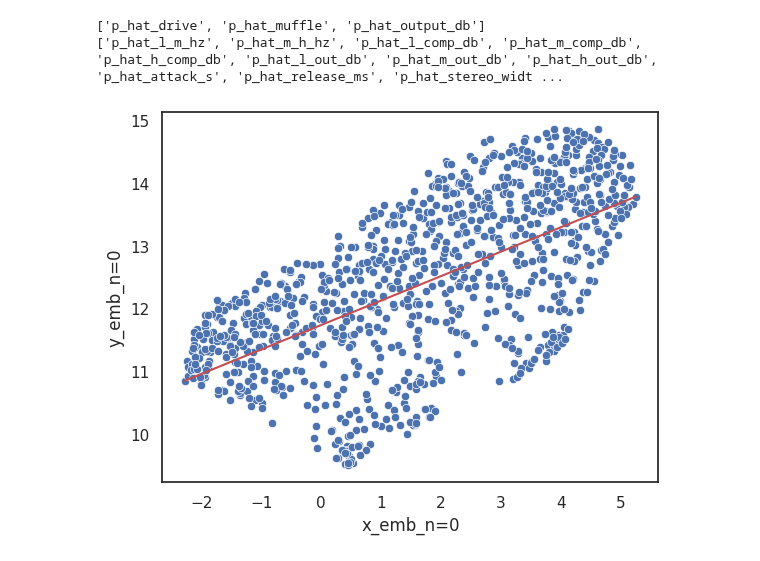
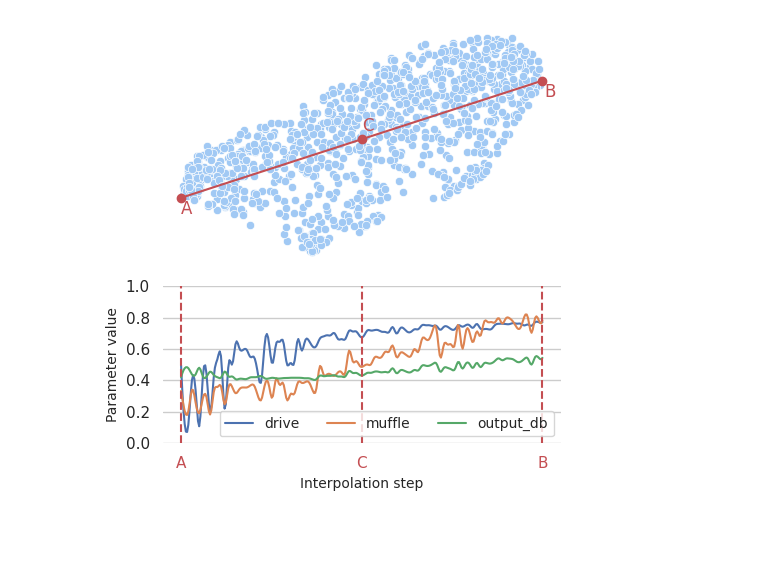
Before and after one commit to kieran-grant/Level5ProjectAudioVAE, a Jupyter notebook: src/evaluation/latent_controller_params.ipynb, the cells around one changed output. Cells and saved outputs as stored; diff of their text form; code cells hidden in the pictures; blank space fills up the shorter version.

Commit message:
Update diagrams

```diff
--- a/src/evaluation/latent_controller_params.ipynb
+++ b/src/evaluation/latent_controller_params.ipynb
@@ -46,4 +49,16 @@ def get_param_df_interpolation(df, lin, param_names):
         params.append(row_params.values)
 
     return pd.DataFrame(np.array(params), columns=param_names)
+# %%
+def get_midpoint(df, idx_1, idx_2):
+    x1 = df.iloc[idx_1][f'x_emb_n=0']
+    y1 = df.iloc[idx_1][f'y_emb_n=0']
+
+    x2 = df.iloc[idx_2][f'x_emb_n=0']
+    y2 = df.iloc[idx_2][f'y_emb_n=0']
+
+    x_mid = (x1 + x2) / 2
+    y_mid = (y1 + y2) / 2
+
+    return x_mid, y_mid
 # %%
@@ -94,8 +126,4 @@ mb_params = [col for col in mb_df.columns if 'p_hat' in col]
-# %%
-print(od_params)
-print(mb_params)
-# %% [output]
-['p_hat_drive', 'p_hat_muffle', 'p_hat_output_db']
-['p_hat_l_m_hz', 'p_hat_m_h_hz', 'p_hat_l_comp_db', 'p_hat_m_comp_db', 'p_hat_h_comp_db', 'p_hat_l_out_db', 'p_hat_m_out_db', 'p_hat_h_out_db', 'p_hat_attack_s', 'p_hat_release_ms', 'p_hat_stereo_widt ...
 # %%
-idx_min, idx_max = get_min_max(od_df, 'x_emb_n=0')
+plot_column_interpolation(od_df, 'x_emb_n=0')
+# %% [output]
+[figure, added]
@@ -104,7 +129,0 @@ lin = get_linear_interpolation(od_df, idx_min, idx_max)
-# %%
-ax = sns.scatterplot(od_df, x='x_emb_n=0', y='y_emb_n=0')
-x0, y0, x1, y1 = get_start_end(od_df, idx_min, idx_max)
-ax.plot([x0, x1], [y0, y1], color = 'r')
-plt.show()
-# %% [output]
-[figure, removed]
```
Also changed, not shown: parts of 6 cells of this notebook, 3 other files.
